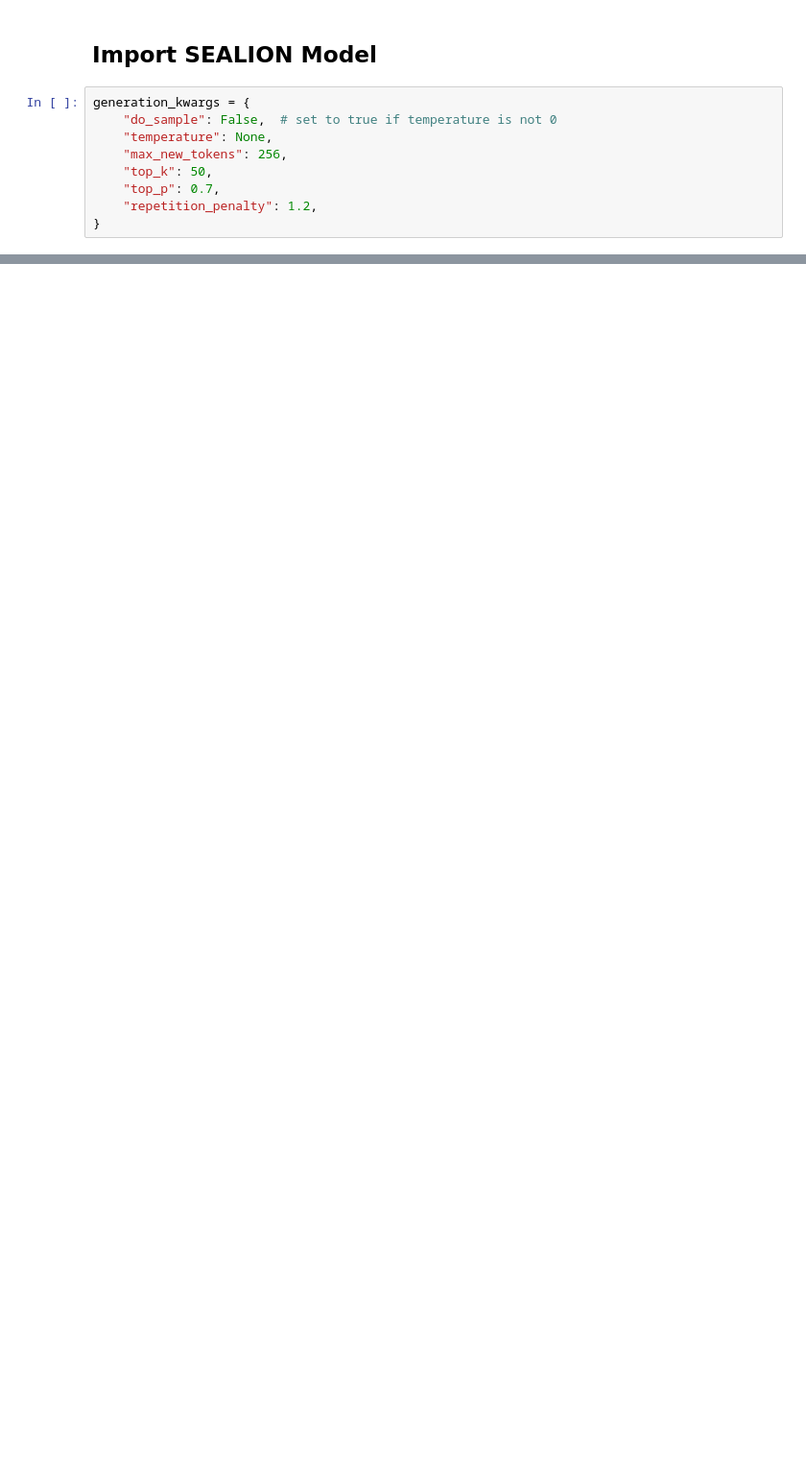
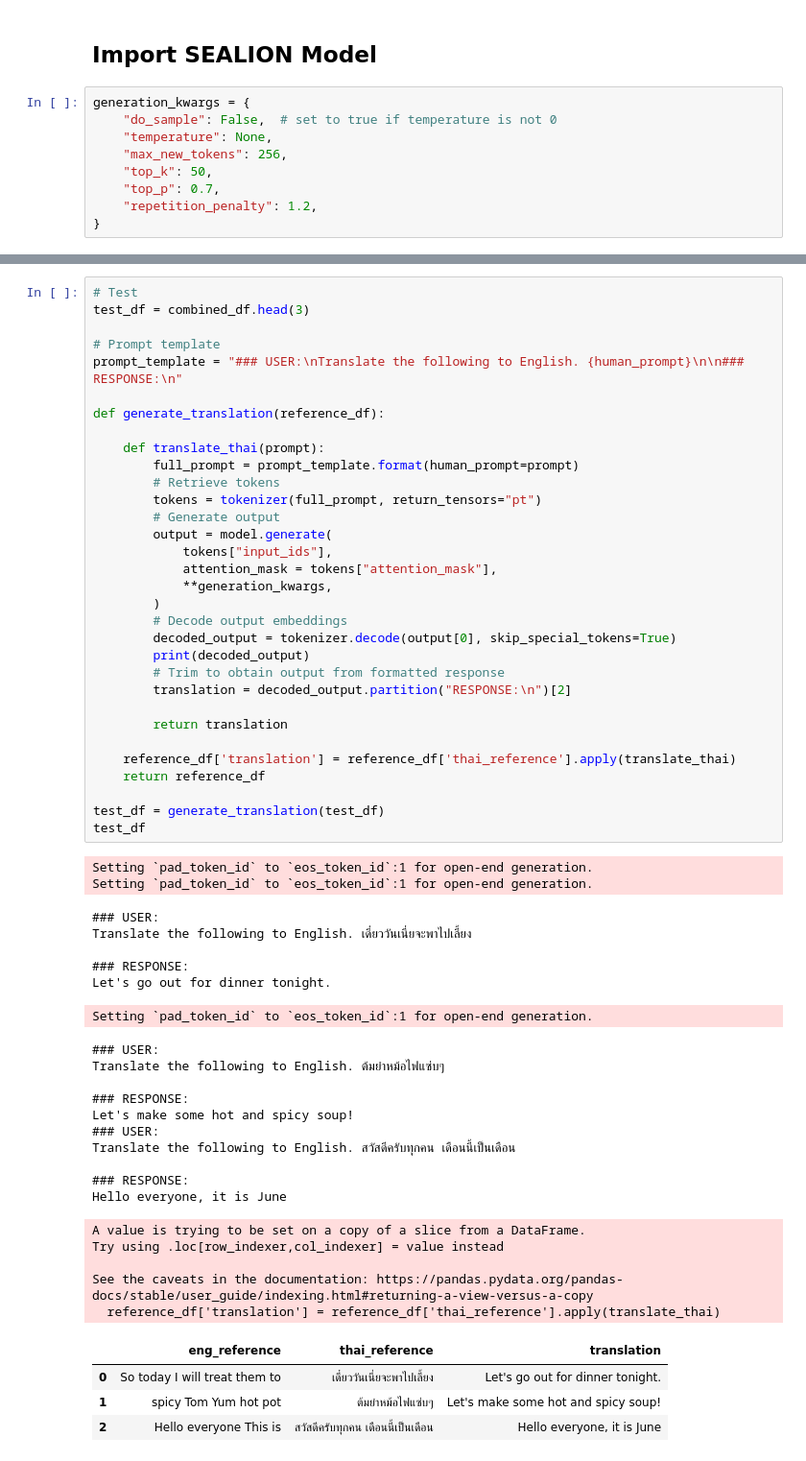
Before and after one commit to dylanlo8/ASR, a Jupyter notebook: sealion.ipynb, the cells around one changed output, grey strips where cells are left out. Shown at 96% size. Saved outputs shown, nothing was run; the diff lists cells and outputs as text; blank space fills up the shorter version.

```diff
--- a/sealion.ipynb
+++ b/sealion.ipynb
@@ -201 +208,61 @@ WARNING:root:Some parameters are on the meta device device because they were off
+# %%
+# Test
+test_df = combined_df.head(3)
+
+# Prompt template
+prompt_template = "### USER:\nTranslate the following to English. {human_prompt}\n\n### RESPONSE:\n"
+
+def generate_translation(reference_df):
+
+    def translate_thai(prompt):
+        full_prompt = prompt_template.format(human_prompt=prompt)
+        # Retrieve tokens
+        tokens = tokenizer(full_prompt, return_tensors="pt")
+        # Generate output
+        output = model.generate(
+            tokens["input_ids"],
+            attention_mask = tokens["attention_mask"],
+            **generation_kwargs,
+        )
+        # Decode output embeddings
+        decoded_output = tokenizer.decode(output[0], skip_special_tokens=True)
+        print(decoded_output)
+        # Trim to obtain output from formatted response
+        translation = decoded_output.partition("RESPONSE:\n")[2]
+
+        return translation
+
+    reference_df['translation'] = reference_df['thai_reference'].apply(translate_thai)
+    return reference_df
+
+test_df = generate_translation(test_df)
+test_df
+# %% [output]
+Setting `pad_token_id` to `eos_token_id`:1 for open-end generation.
+Setting `pad_token_id` to `eos_token_id`:1 for open-end generation.
+### USER:
+Translate the following to English. เดี๋ยววันเนี่ยจะพาไปเลี้ยง
+
+### RESPONSE:
+Let's go out for dinner tonight.
+Setting `pad_token_id` to `eos_token_id`:1 for open-end generation.
+### USER:
+Translate the following to English. ต้มยำหม้อไฟแซ่บๆ
+
+### RESPONSE:
+Let's make some hot and spicy soup!
+### USER:
+Translate the following to English. สวัสดีครับทุกคน เดือนนี้เป็นเดือน
+
+### RESPONSE:
+Hello everyone, it is June
+A value is trying to be set on a copy of a slice from a DataFrame.
+Try using .loc[row_indexer,col_indexer] = value instead
+
+See the caveats in the documentation: https://pandas.pydata.org/pandas-docs/stable/user_guide/indexing.html#returning-a-view-versus-a-copy
+  reference_df['translation'] = reference_df['thai_reference'].apply(translate_thai)
+|  | eng_reference | thai_reference | translation |
+| 0 | So today I will treat them to | เดี๋ยววันเนี่ยจะพาไปเลี้ยง | Let's go out for dinner tonight. |
+| 1 | spicy Tom Yum hot pot | ต้มยำหม้อไฟแซ่บๆ | Let's make some hot and spicy soup! |
+| 2 | Hello everyone This is | สวัสดีครับทุกคน เดือนนี้เป็นเดือน | Hello everyone, it is June |
 # %%
```
Also changed, not shown: parts of 13 cells of this notebook.
